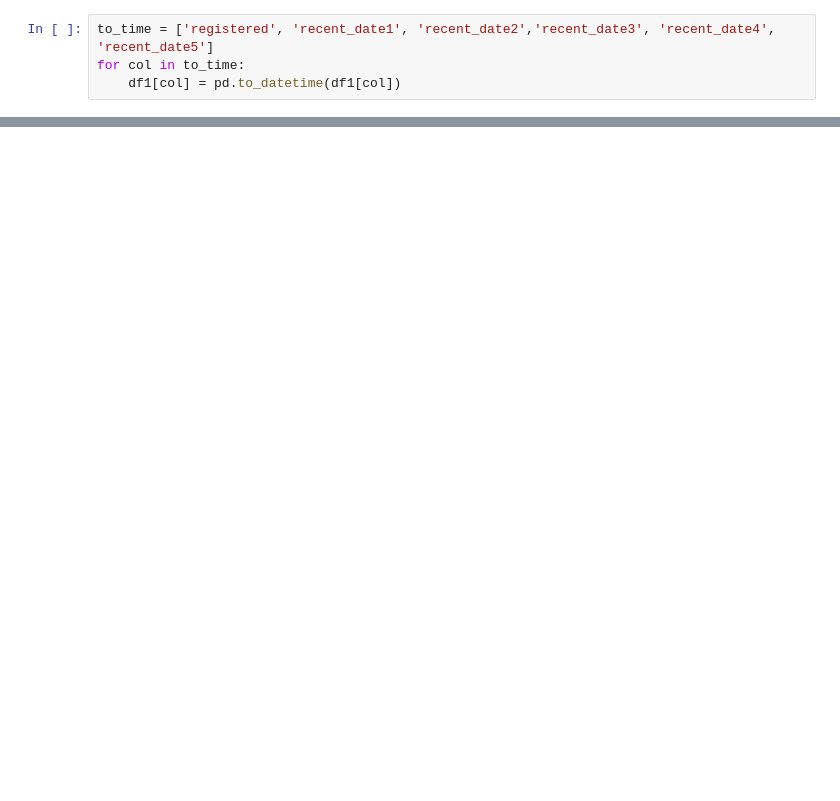
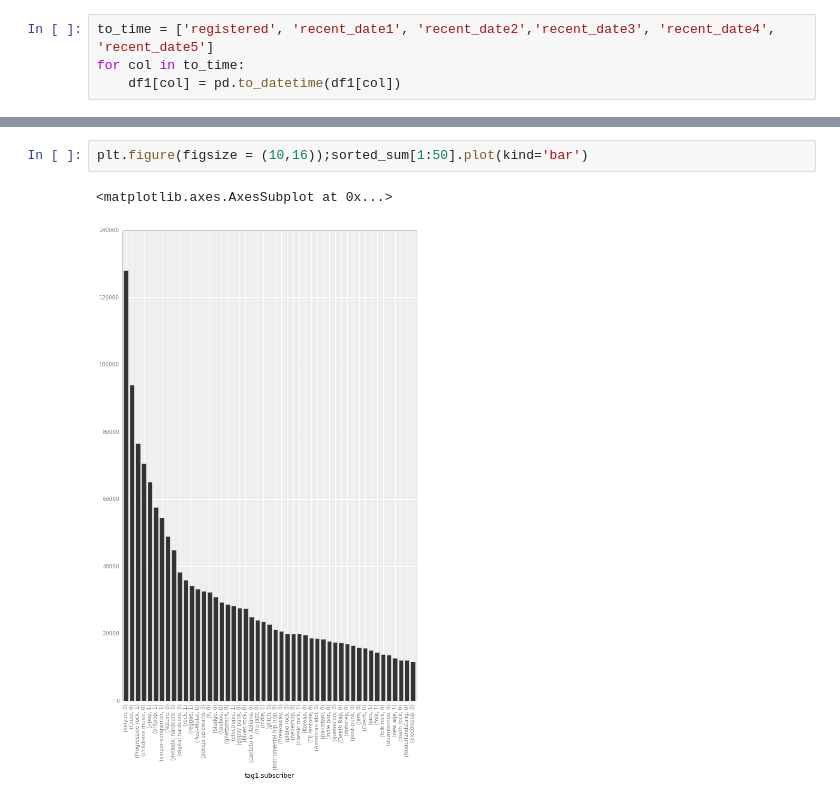
Before and after one commit to paulsef/zipfianpersonalproject, a Jupyter notebook: Untitled0.ipynb, the cells around one changed output, grey strips where cells are left out. Drawn from its saved outputs; the diff is of its cells as text; blank space fills up the shorter version.

```diff
--- a/Untitled0.ipynb
+++ b/Untitled0.ipynb
@@ -35,0 +85,5 @@ subs.describe()
+# %%
+plt.figure(figsize = (10,16));sorted_sum[1:50].plot(kind='bar')
+# %% [output]
+<matplotlib.axes.AxesSubplot at 0x...>
+[figure, added]
```
Also changed, not shown: parts of 12 cells of this notebook, 8 other files.
